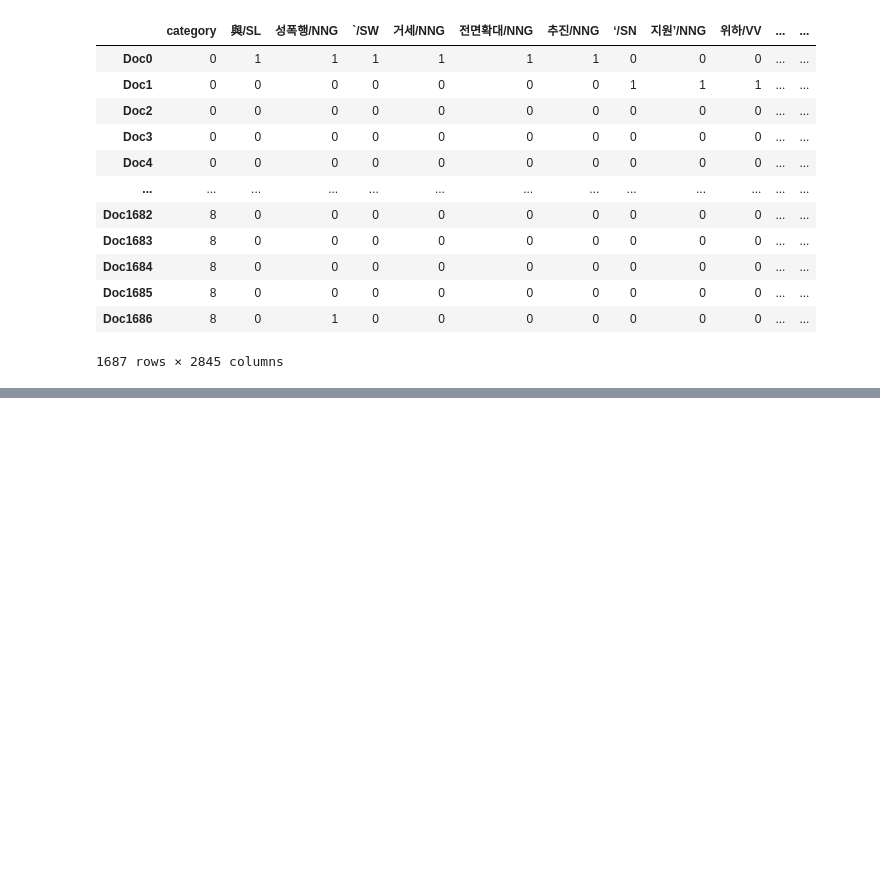
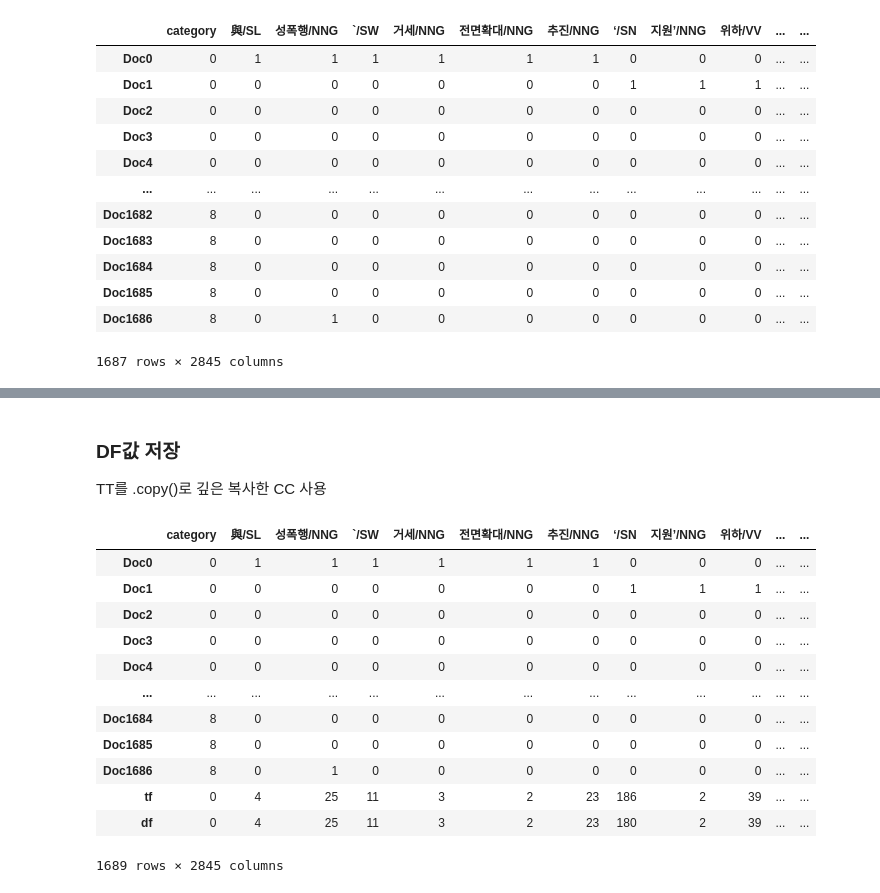
Before and after one commit to JDeoks/NLP_Assignment2, a Jupyter notebook: Assignment2.ipynb, the cells around one changed output, grey strips where cells are left out. Saved outputs shown, nothing was run; the diff lists cells and outputs as text; code cells hidden in the pictures; blank space fills up the shorter version.

```diff
--- a/Assignment2.ipynb
+++ b/Assignment2.ipynb
@@ -144,0 +171,35 @@ TF.to_excel('/Users/jeongdeok/git/Assignment2/TF.xlsx')
+# %% [markdown]
+### DF값 저장
+TT를 .copy()로 깊은 복사한 CC 사용
+# %%
+# TT.loc['df'] = [0 for i in range(len(TT.columns))]
+CC = TT.copy()
+colIdx = TT.shape[1]
+# TT dataframe column 개수
+tf_remove = CC.drop('tf')
+df_list = []
+# 새로 추가할 row인 'df'에 저장할 list
+
+for c in range(colIdx):
+    df_list.append(len(tf_remove.loc[tf_remove.iloc[:,c] != 0]))
+    # 모든 column을 다 돌면서 값이 0이 아닌 row가 몇개 있는지 df_list에 저장
+
+CC.loc['df'] = df_list
+CC.loc['df','category'] = 0
+# TT.loc['df'].iloc[1] = float(2222)
+# TT
+CC
+# %% [output]
+|  | category | 與/SL | 성폭행/NNG | `/SW | 거세/NNG | 전면확대/NNG | 추진/NNG | ‘/SN | 지원’/NNG | 위하/VV | ... | ... |
+| Doc0 | 0 | 1 | 1 | 1 | 1 | 1 | 1 | 0 | 0 | 0 | ... | ... |
+| Doc1 | 0 | 0 | 0 | 0 | 0 | 0 | 0 | 1 | 1 | 1 | ... | ... |
+| Doc2 | 0 | 0 | 0 | 0 | 0 | 0 | 0 | 0 | 0 | 0 | ... | ... |
+| Doc3 | 0 | 0 | 0 | 0 | 0 | 0 | 0 | 0 | 0 | 0 | ... | ... |
+| Doc4 | 0 | 0 | 0 | 0 | 0 | 0 | 0 | 0 | 0 | 0 | ... | ... |
+| ... | ... | ... | ... | ... | ... | ... | ... | ... | ... | ... | ... | ... |
+| Doc1684 | 8 | 0 | 0 | 0 | 0 | 0 | 0 | 0 | 0 | 0 | ... | ... |
+| Doc1685 | 8 | 0 | 0 | 0 | 0 | 0 | 0 | 0 | 0 | 0 | ... | ... |
+| Doc1686 | 8 | 0 | 1 | 0 | 0 | 0 | 0 | 0 | 0 | 0 | ... | ... |
+| tf | 0 | 4 | 25 | 11 | 3 | 2 | 23 | 186 | 2 | 39 | ... | ... |
+| df | 0 | 4 | 25 | 11 | 3 | 2 | 23 | 180 | 2 | 39 | ... | ... |
+1689 rows × 2845 columns
```
Also changed, not shown: parts of 11 cells of this notebook, 2 other files.
